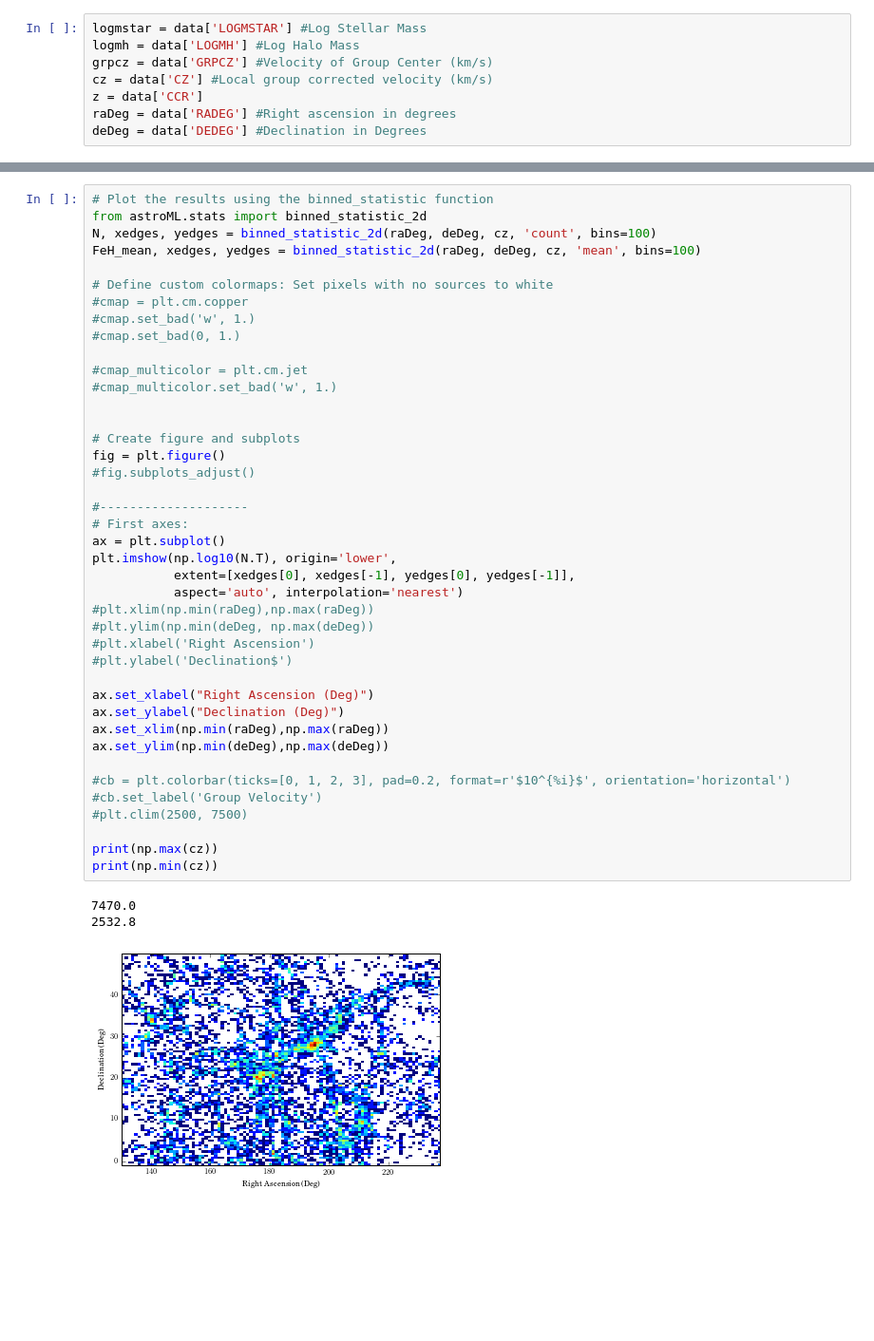
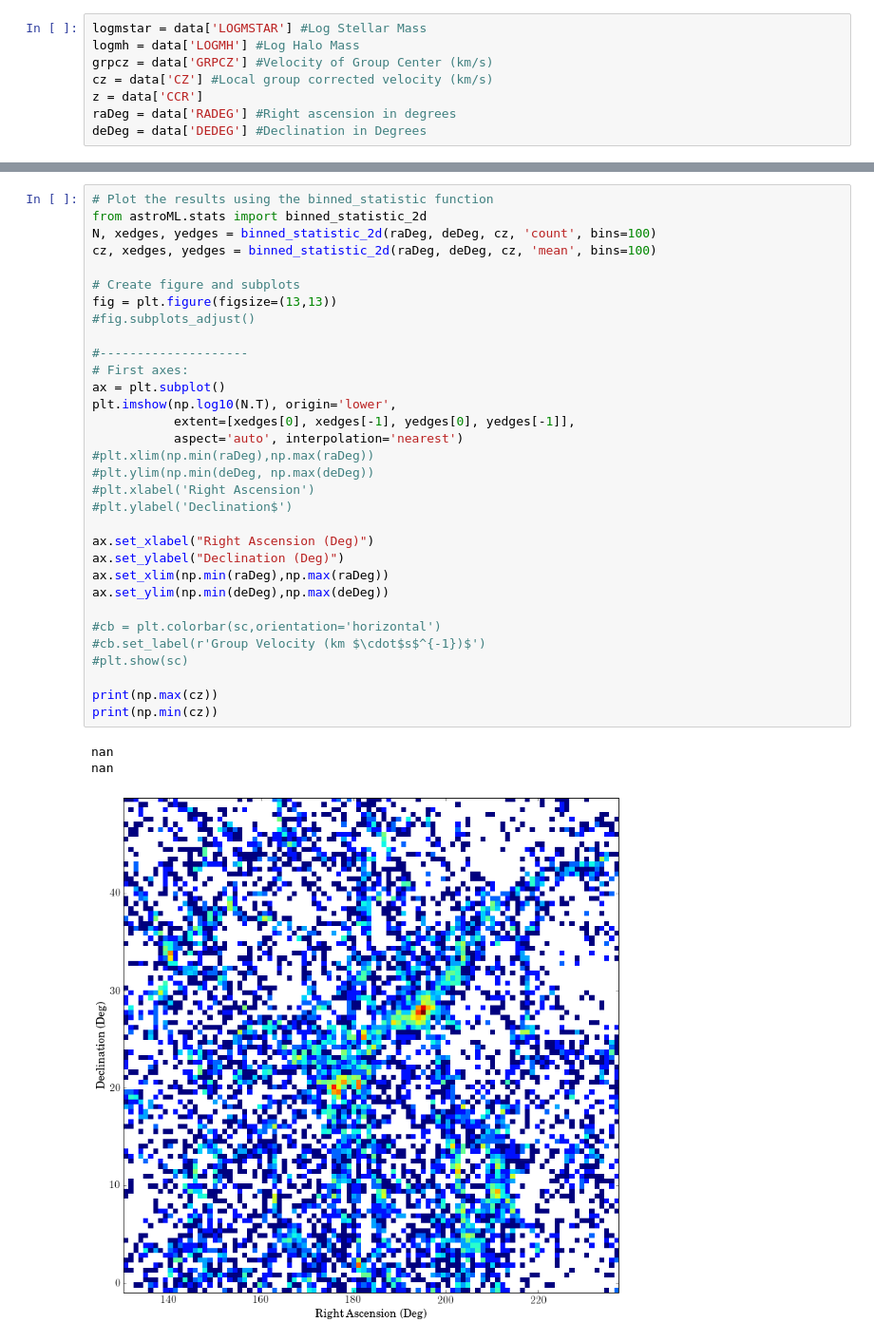
Before and after one commit to cdearing/MiniProject, a Jupyter notebook: cdearing_miniproject.ipynb, the cells around one changed output, grey strips where cells are left out. Shown: that part at 95% size. Saved outputs shown, nothing was run; the diff lists cells and outputs as text; blank space fills up the shorter version.

```diff
--- a/cdearing_miniproject.ipynb
+++ b/cdearing_miniproject.ipynb
@@ -82,48 +51,39 @@ ax.set_ylim(np.min(deDeg),np.max(deDeg))
 # %%
 # Plot the results using the binned_statistic function
 from astroML.stats import binned_statistic_2d
 N, xedges, yedges = binned_statistic_2d(raDeg, deDeg, cz, 'count', bins=100)
-FeH_mean, xedges, yedges = binned_statistic_2d(raDeg, deDeg, cz, 'mean', bins=100)
-
-# Define custom colormaps: Set pixels with no sources to white
-#cmap = plt.cm.copper
-#cmap.set_bad('w', 1.)
-#cmap.set_bad(0, 1.)
-
-#cmap_multicolor = plt.cm.jet
-#cmap_multicolor.set_bad('w', 1.)
-
+cz, xedges, yedges = binned_statistic_2d(raDeg, deDeg, cz, 'mean', bins=100)
 
 # Create figure and subplots
-fig = plt.figure()
+fig = plt.figure(figsize=(13,13))
 #fig.subplots_adjust()
 
 #--------------------
 # First axes:
 ax = plt.subplot()
 plt.imshow(np.log10(N.T), origin='lower',
            extent=[xedges[0], xedges[-1], yedges[0], yedges[-1]],
            aspect='auto', interpolation='nearest')
 #plt.xlim(np.min(raDeg),np.max(raDeg))
 #plt.ylim(np.min(deDeg, np.max(deDeg))
 #plt.xlabel('Right Ascension')
 #plt.ylabel('Declination$')
 
 ax.set_xlabel("Right Ascension (Deg)")
 ax.set_ylabel("Declination (Deg)")
 ax.set_xlim(np.min(raDeg),np.max(raDeg))
 ax.set_ylim(np.min(deDeg),np.max(deDeg))
 
-#cb = plt.colorbar(ticks=[0, 1, 2, 3], pad=0.2, format=r'$10^{%i}$', orientation='horizontal')
-#cb.set_label('Group Velocity')
-#plt.clim(2500, 7500)
+#cb = plt.colorbar(sc,orientation='horizontal')
+#cb.set_label(r'Group Velocity (km $\cdot$s$^{-1})$')
+#plt.show(sc)
 
 print(np.max(cz))
 print(np.min(cz))
 # %% [output]
-7470.0
-2532.8
+nan
+nan
-[figure, old version]
+[figure, new version]
 # %%
 fig1, ax = plt.subplots(figsize=(13,13))
 ax = plt.axes()
```
Also changed, not shown: parts of 4 cells of this notebook, 1 other file.
